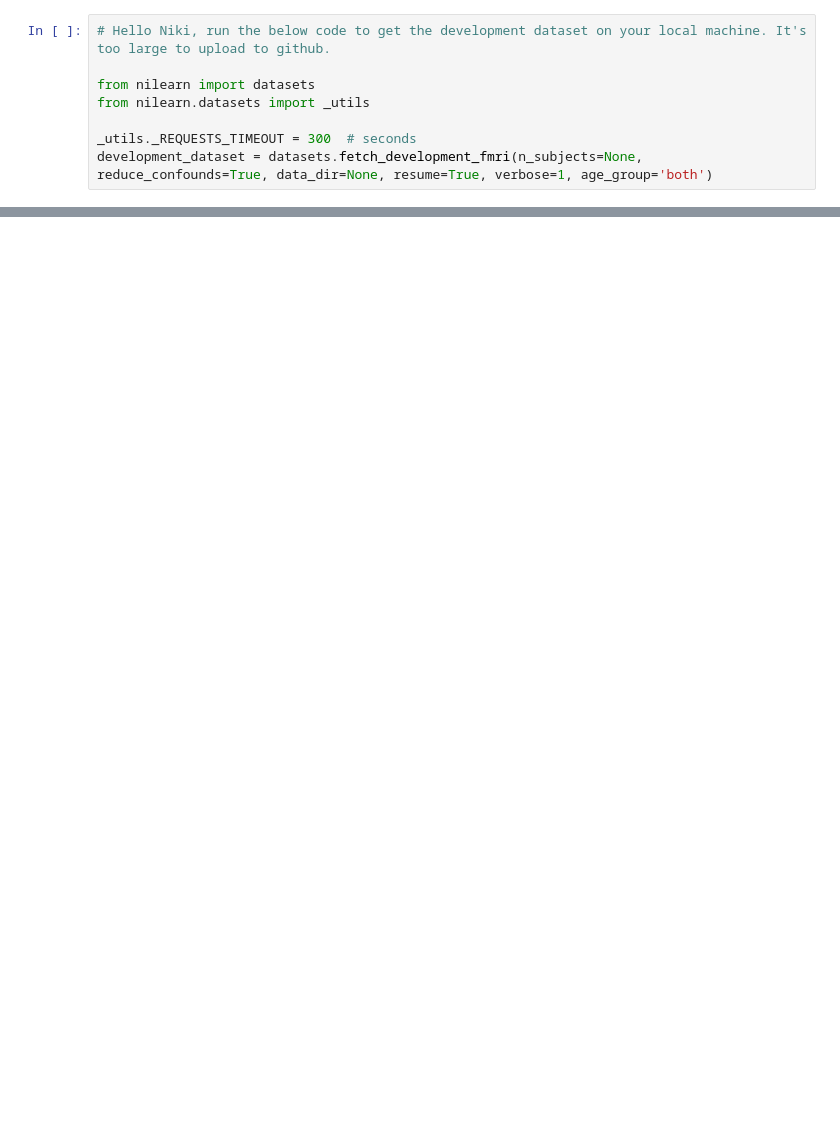
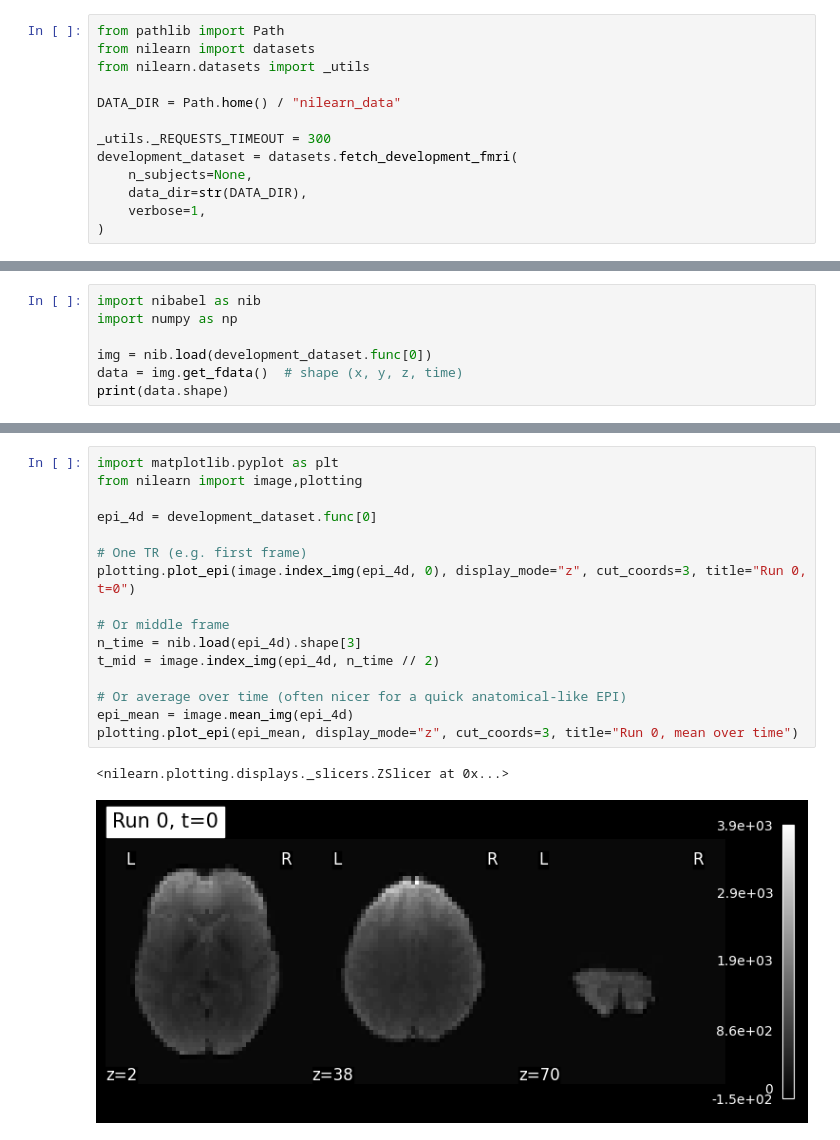
Before and after one commit to nkkrnkl/brain_data_project, a Jupyter notebook: main.ipynb, the cells around one changed output, grey strips where cells are left out. Saved outputs shown, nothing was run; the diff lists cells and outputs as text; blank space fills up the shorter version.

```diff
--- a/main.ipynb
+++ b/main.ipynb
@@ -1,9 +1,14 @@
 # %%
-# Hello Niki, run the below code to get the development dataset on your local machine. It's too large to upload to github.
-
+from pathlib import Path
 from nilearn import datasets
 from nilearn.datasets import _utils
 
-_utils._REQUESTS_TIMEOUT = 300  # seconds
-development_dataset = datasets.fetch_development_fmri(n_subjects=None, reduce_confounds=True, data_dir=None, resume=True, verbose=1, age_group='both')
+DATA_DIR = Path.home() / "nilearn_data"
+
+_utils._REQUESTS_TIMEOUT = 300
+development_dataset = datasets.fetch_development_fmri(
+    n_subjects=None,
+    data_dir=str(DATA_DIR),
+    verbose=1,
+)
 # %% [output]
@@ -37,0 +18,7 @@ AttributeError: shape
+# %%
+import nibabel as nib
+import numpy as np
+
+img = nib.load(development_dataset.func[0])
+data = img.get_fdata()  # shape (x, y, z, time)
+print(data.shape)
@@ -37,0 +41,19 @@ AttributeError: shape
+# %%
+import matplotlib.pyplot as plt
+from nilearn import image,plotting
+
+epi_4d = development_dataset.func[0]
+
+# One TR (e.g. first frame)
+plotting.plot_epi(image.index_img(epi_4d, 0), display_mode="z", cut_coords=3, title="Run 0, t=0")
+
+# Or middle frame
+n_time = nib.load(epi_4d).shape[3]
+t_mid = image.index_img(epi_4d, n_time // 2)
+
+# Or average over time (often nicer for a quick anatomical-like EPI)
+epi_mean = image.mean_img(epi_4d)
+plotting.plot_epi(epi_mean, display_mode="z", cut_coords=3, title="Run 0, mean over time")
+# %% [output]
+<nilearn.plotting.displays._slicers.ZSlicer at 0x...>
+[figure, added]
```
Also changed, not shown: parts of 7 cells of this notebook.
